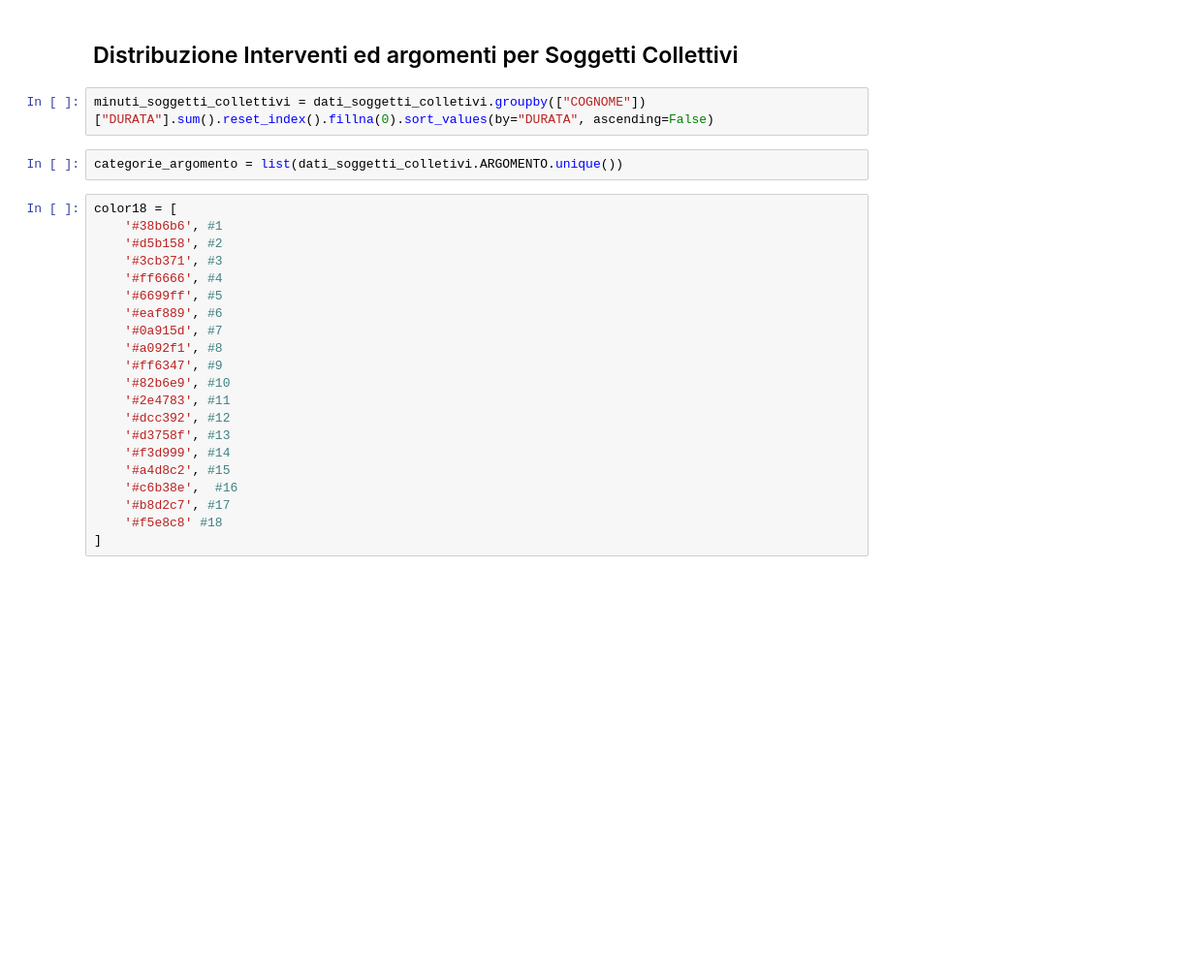
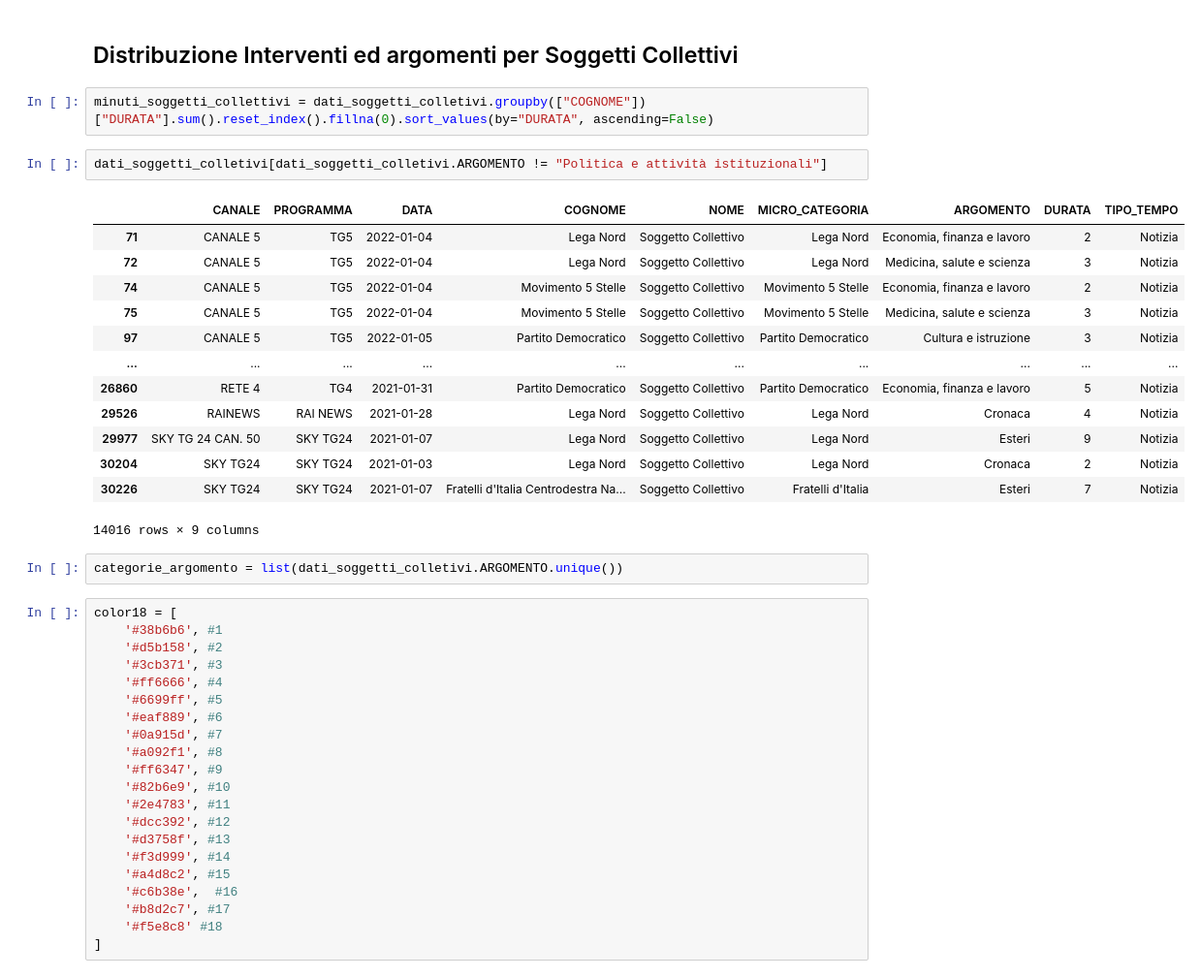
Before and after one commit to g0v-it/agcom, a Jupyter notebook: code/analisi.ipynb, the cells around one changed output. Shown: that part at 97% size. Cells and saved outputs as stored; diff of their text form; blank space fills up the shorter version.

```diff
--- a/code/analisi.ipynb
+++ b/code/analisi.ipynb
@@ -40,6 +40,22 @@ dati_soggetti_colletivi = data[data.NOME == "Soggetto Collettivo"]
 ## Distribuzione Interventi ed argomenti per Soggetti Collettivi
 # %%
 minuti_soggetti_collettivi = dati_soggetti_colletivi.groupby(["COGNOME"])["DURATA"].sum().reset_index().fillna(0).sort_values(by="DURATA", ascending=False)
+# %%
+dati_soggetti_colletivi[dati_soggetti_colletivi.ARGOMENTO != "Politica e attività istituzionali"]
+# %% [output]
+|  | CANALE | PROGRAMMA | DATA | COGNOME | NOME | MICRO_CATEGORIA | ARGOMENTO | DURATA | TIPO_TEMPO |
+| 71 | CANALE 5 | TG5 | 2022-01-04 | Lega Nord | Soggetto Collettivo | Lega Nord | Economia, finanza e lavoro | 2 | Notizia |
+| 72 | CANALE 5 | TG5 | 2022-01-04 | Lega Nord | Soggetto Collettivo | Lega Nord | Medicina, salute e scienza | 3 | Notizia |
+| 74 | CANALE 5 | TG5 | 2022-01-04 | Movimento 5 Stelle | Soggetto Collettivo | Movimento 5 Stelle | Economia, finanza e lavoro | 2 | Notizia |
+| 75 | CANALE 5 | TG5 | 2022-01-04 | Movimento 5 Stelle | Soggetto Collettivo | Movimento 5 Stelle | Medicina, salute e scienza | 3 | Notizia |
+| 97 | CANALE 5 | TG5 | 2022-01-05 | Partito Democratico | Soggetto Collettivo | Partito Democratico | Cultura e istruzione | 3 | Notizia |
+| ... | ... | ... | ... | ... | ... | ... | ... | ... | ... |
+| 26860 | RETE 4 | TG4 | 2021-01-31 | Partito Democratico | Soggetto Collettivo | Partito Democratico | Economia, finanza e lavoro | 5 | Notizia |
+| 29526 | RAINEWS | RAI NEWS | 2021-01-28 | Lega Nord | Soggetto Collettivo | Lega Nord | Cronaca | 4 | Notizia |
+| 29977 | SKY TG 24 CAN. 50 | SKY TG24 | 2021-01-07 | Lega Nord | Soggetto Collettivo | Lega Nord | Esteri | 9 | Notizia |
+| 30204 | SKY TG24 | SKY TG24 | 2021-01-03 | Lega Nord | Soggetto Collettivo | Lega Nord | Cronaca | 2 | Notizia |
+| 30226 | SKY TG24 | SKY TG24 | 2021-01-07 | Fratelli d'Italia Centrodestra Na... | Soggetto Collettivo | Fratelli d'Italia | Esteri | 7 | Notizia |
+14016 rows × 9 columns
 # %%
 categorie_argomento = list(dati_soggetti_colletivi.ARGOMENTO.unique())
 # %%
```
Also changed, not shown: parts of 4 cells of this notebook, 2 other files.
